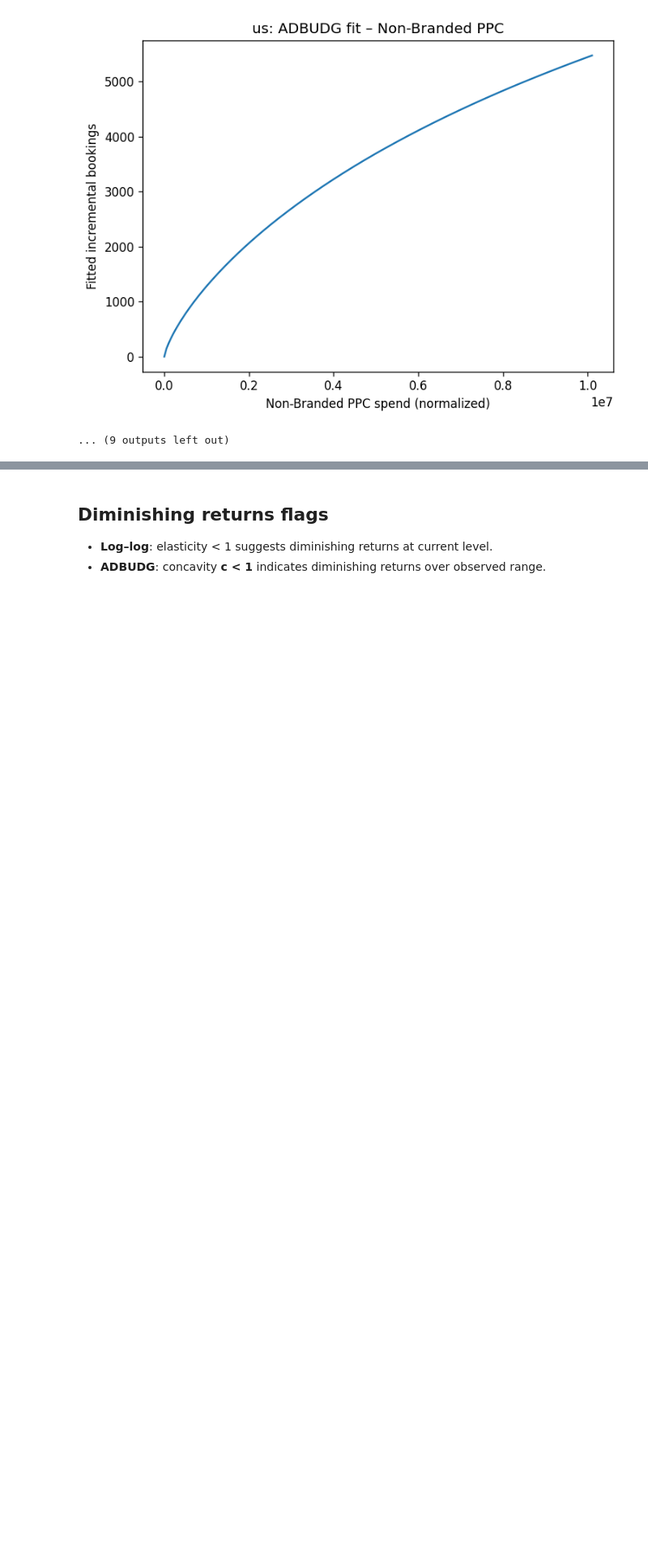
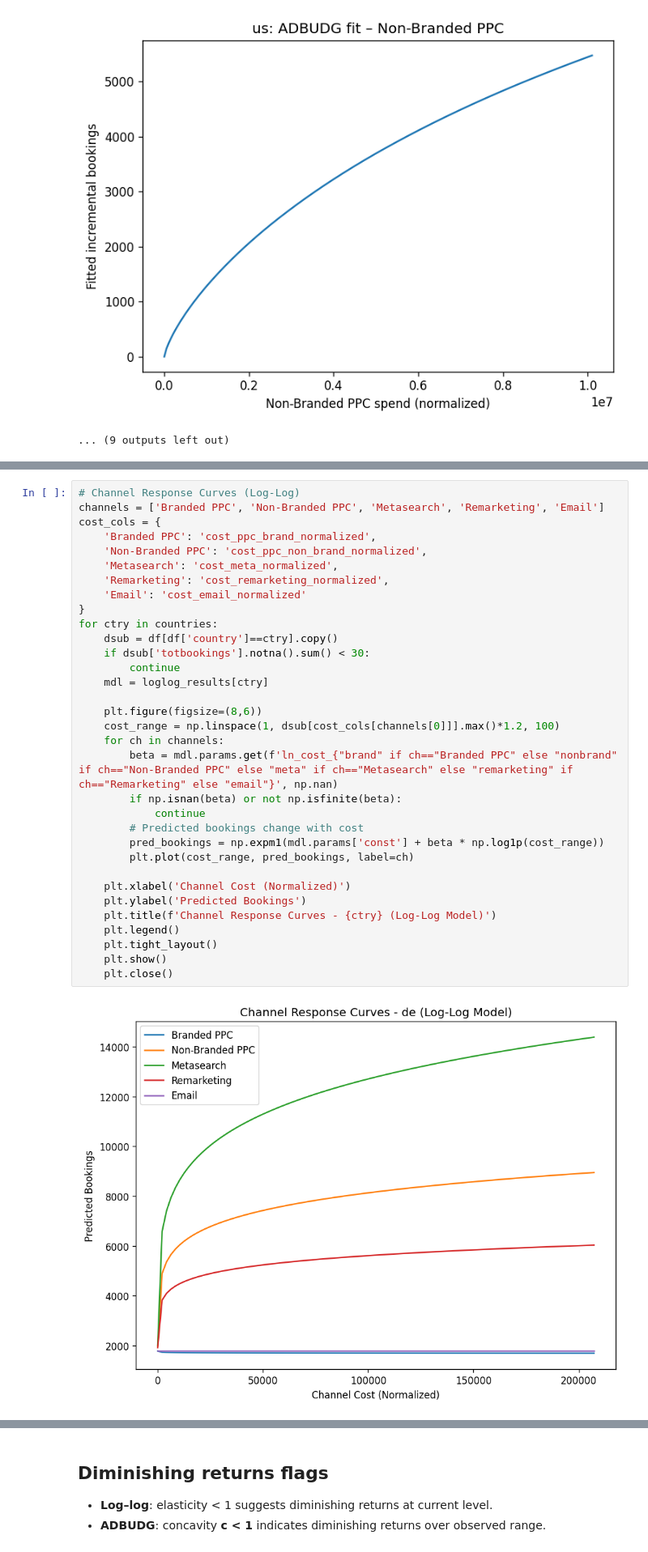
Before and after one commit to markdaddy12/MMA831, a Jupyter notebook: notebook/GlobeStay Performance Channels.ipynb, the cells around one changed output, grey strips where cells are left out. Shown at 81% size. Drawn from its saved outputs; the diff is of its cells as text; blank space fills up the shorter version.

```diff
--- a/notebook/GlobeStay Performance Channels.ipynb
+++ b/notebook/GlobeStay Performance Channels.ipynb
@@ -436,0 +481,35 @@ display(adb_roi_df)
+# %%
+# Channel Response Curves (Log-Log)
+channels = ['Branded PPC', 'Non-Branded PPC', 'Metasearch', 'Remarketing', 'Email']
+cost_cols = {
+    'Branded PPC': 'cost_ppc_brand_normalized',
+    'Non-Branded PPC': 'cost_ppc_non_brand_normalized',
+    'Metasearch': 'cost_meta_normalized',
+    'Remarketing': 'cost_remarketing_normalized',
+    'Email': 'cost_email_normalized'
+}
+for ctry in countries:
+    dsub = df[df['country']==ctry].copy()
+    if dsub['totbookings'].notna().sum() < 30:
+        continue
+    mdl = loglog_results[ctry]
+
+    plt.figure(figsize=(8,6))
+    cost_range = np.linspace(1, dsub[cost_cols[channels[0]]].max()*1.2, 100)
+    for ch in channels:
+        beta = mdl.params.get(f'ln_cost_{"brand" if ch=="Branded PPC" else "nonbrand" if ch=="Non-Branded PPC" else "meta" if ch=="Metasearch" else "remarketing" if ch=="Remarketing" else "email"}', np.nan)
+        if np.isnan(beta) or not np.isfinite(beta):
+            continue
+        # Predicted bookings change with cost
+        pred_bookings = np.expm1(mdl.params['const'] + beta * np.log1p(cost_range))
+        plt.plot(cost_range, pred_bookings, label=ch)
+
+    plt.xlabel('Channel Cost (Normalized)')
+    plt.ylabel('Predicted Bookings')
+    plt.title(f'Channel Response Curves - {ctry} (Log-Log Model)')
+    plt.legend()
+    plt.tight_layout()
+    plt.show()
+    plt.close()
+# %% [output]
+[figure, added]
```
Also changed, not shown: parts of 7 cells of this notebook, 3 other files.
